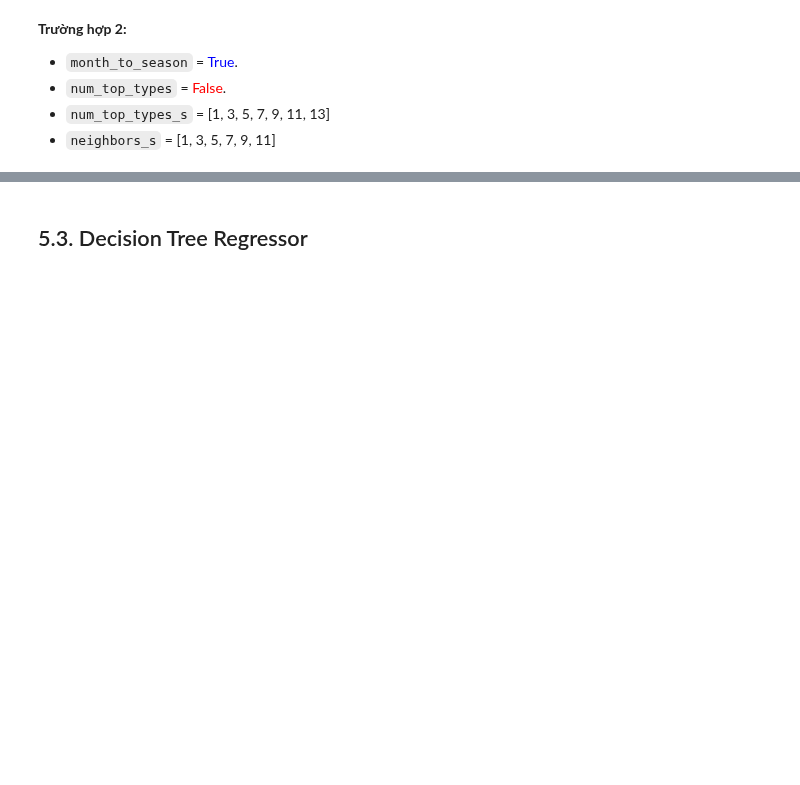
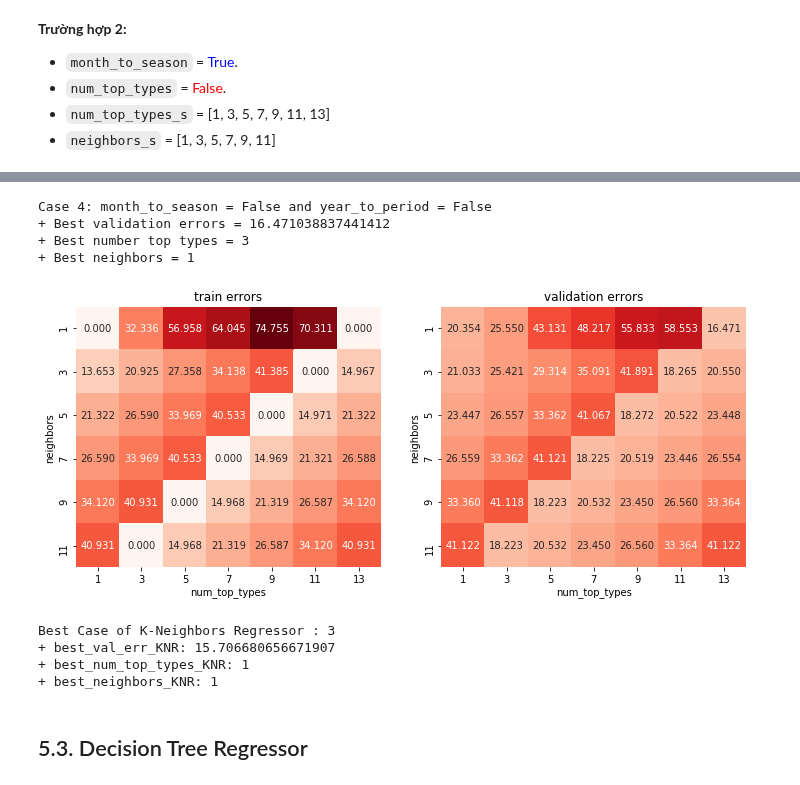
Before and after one commit to dpnam/DS-Final-Project, a Jupyter notebook: real-estate-California/HousePrice_California.ipynb, the cells around one changed output, grey strips where cells are left out. Drawn from its saved outputs; the diff is of its cells as text; code cells hidden in the pictures; blank space fills up the shorter version.

```diff
--- a/real-estate-California/HousePrice_California.ipynb
+++ b/real-estate-California/HousePrice_California.ipynb
@@ -1703,2 +1812,45 @@ print(best_neighbors_KNR)
+# %%
+# Trực quan hóa kết quả của trường hợp 4.
+print("Case 4: month_to_season = False and year_to_period = False")
+print ("+ Best validation errors = " + str(best_val_err_KNR_4))
+print ("+ Best number top types = " + str(best_num_top_types_KNR_4))
+print ("+ Best neighbors = " + str(best_neighbors_KNR_4))
+visualizeResultKNR(train_errs_KNR_4, val_errs_KNR_4, num_top_types_s, neighbors_s)
+# %% [output]
+Case 4: month_to_season = False and year_to_period = False
++ Best validation errors = 16.471038837441412
++ Best number top types = 3
++ Best neighbors = 1
+[figure, added]
+# %%
+# Tìm trường hợp có độ lỗi trên tập validation bé nhất khi dùng K-Neighbors Regressor để huấn luyện.
+
+best_val_err_KNR_s = [best_val_err_KNR_1, best_val_err_KNR_2, best_val_err_KNR_3, best_val_err_KNR_4]
+best_num_top_types_KNR_s = [best_num_top_types_KNR_1, best_num_top_types_KNR_2,
+                            best_num_top_types_KNR_3, best_num_top_types_KNR_4]
+best_neighbors_KNR_s = [best_neighbors_KNR_1, best_neighbors_KNR_2, best_neighbors_KNR_3, best_neighbors_KNR_4]
+best_case_KNR_s = [1, 2, 3, 4]
+
+best_val_err_KNR = float('inf')
+best_num_top_types_KNR = None
+best_neighbors_KNR = None
+best_case_KNR = None
+
+for i in range(len(best_case_KNR_s)):
+    if best_val_err_KNR_s[i] < best_val_err_KNR:
+        best_val_err_KNR = best_val_err_KNR_s[i]
+        best_num_top_types_KNR = best_num_top_types_KNR_s[i]
+        best_neighbors_KNR = best_neighbors_KNR_s[i]
+        best_case_KNR = best_case_KNR_s[i]
+
+print("Best Case of K-Neighbors Regressor : " + str(best_case_KNR))
+print("+ best_val_err_KNR: " + str(best_val_err_KNR))
+print("+ best_num_top_types_KNR: " + str(best_num_top_types_KNR))
+print("+ best_neighbors_KNR: " + str(best_neighbors_KNR))
+# %% [output]
+Best Case of K-Neighbors Regressor : 3
++ best_val_err_KNR: 15.706680656671907
++ best_num_top_types_KNR: 1
++ best_neighbors_KNR: 1
 # %% [markdown]
 ## 5.3. Decision Tree Regressor
```
Also changed, not shown: parts of 64 cells of this notebook, 1 other file.
